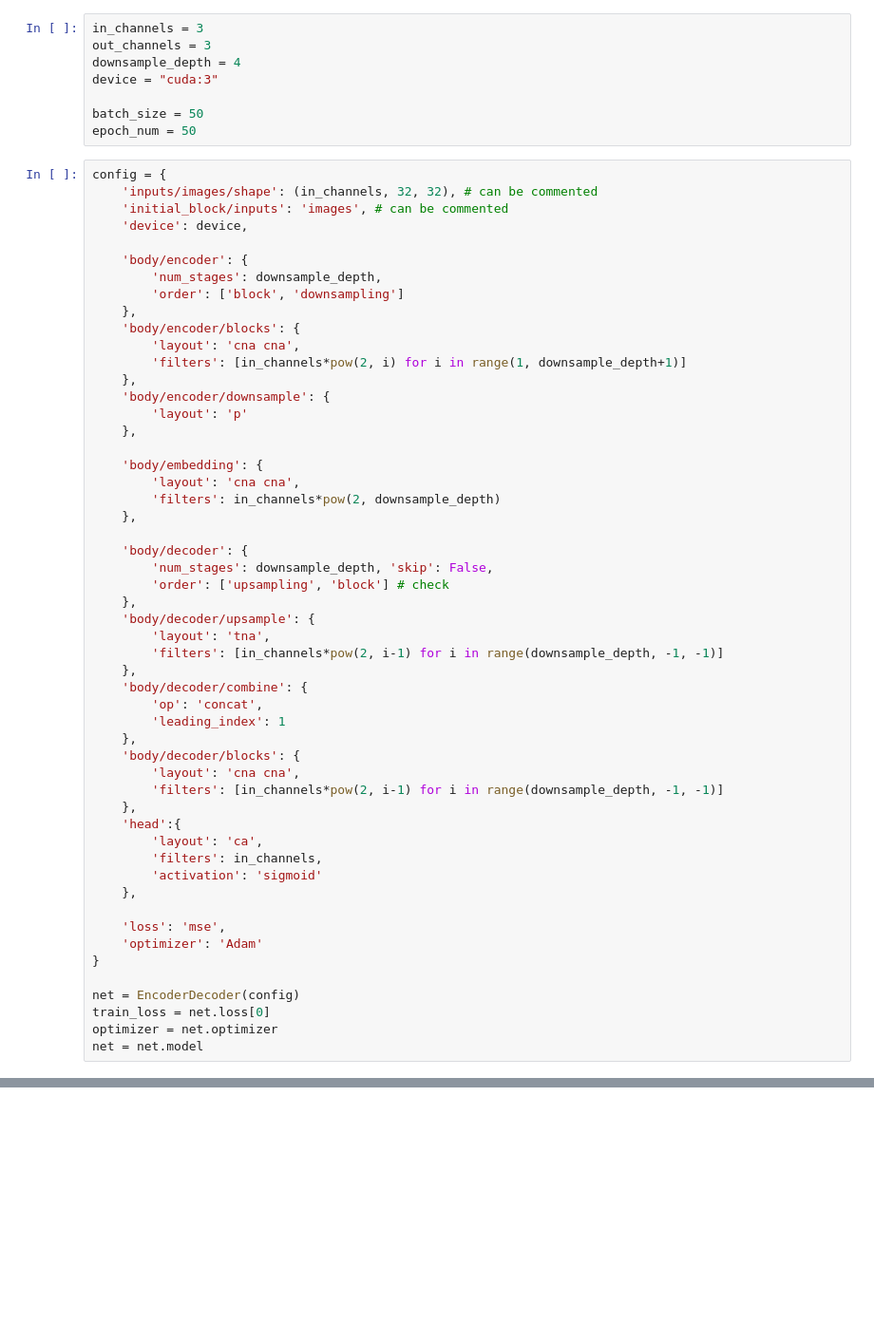
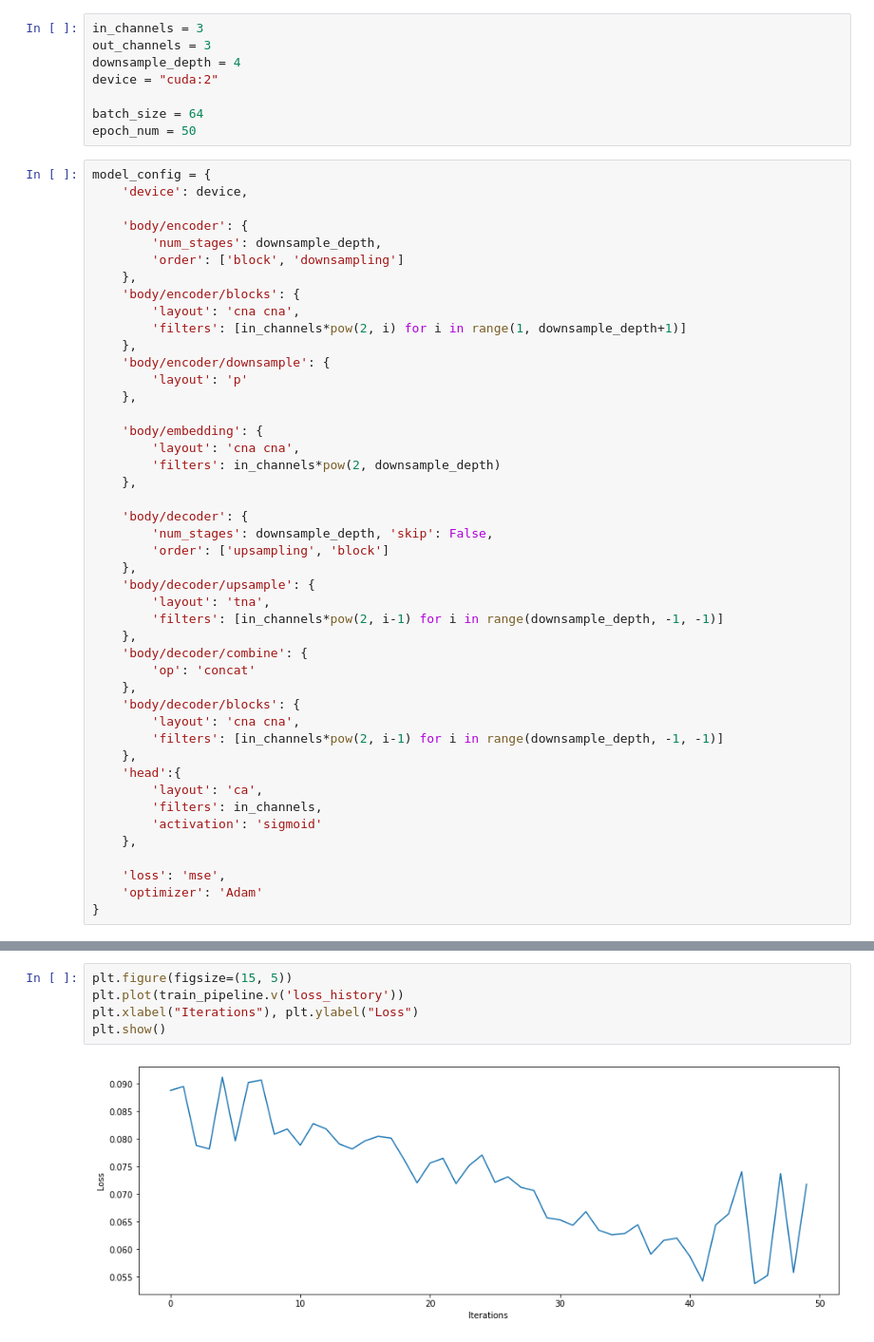
Before and after one commit to RisaMagpie/neuronets, a Jupyter notebook: bf_UNet_train.ipynb, the cells around one changed output, grey strips where cells are left out. Shown at 95% size. Cells and saved outputs as stored; diff of their text form; blank space fills up the shorter version.

```diff
--- a/bf_UNet_train.ipynb
+++ b/bf_UNet_train.ipynb
@@ -18,14 +23,12 @@ GRAPH_PATH = "./data/graphs/"
 in_channels = 3
 out_channels = 3
 downsample_depth = 4
-device = "cuda:3"
+device = "cuda:2"
 
-batch_size = 50
+batch_size = 64
 epoch_num = 50
 # %%
-config = {
-    'inputs/images/shape': (in_channels, 32, 32), # can be commented
-    'initial_block/inputs': 'images', # can be commented
+model_config = {
     'device': device,
 
     'body/encoder': {
@@ -47,15 +50,14 @@ config = {
 
     'body/decoder': {
         'num_stages': downsample_depth, 'skip': False,
-        'order': ['upsampling', 'block'] # check
+        'order': ['upsampling', 'block']
     },
     'body/decoder/upsample': {
         'layout': 'tna',
         'filters': [in_channels*pow(2, i-1) for i in range(downsample_depth, -1, -1)]
     },
     'body/decoder/combine': {
-        'op': 'concat',
-        'leading_index': 1
+        'op': 'concat'
     },
     'body/decoder/blocks': {
         'layout': 'cna cna',
@@ -70,8 +72,3 @@ config = {
     'loss': 'mse',
     'optimizer': 'Adam'
 }
-
-net = EncoderDecoder(config)
-train_loss = net.loss[0]
-optimizer = net.optimizer
-net = net.model
@@ -188,0 +91,7 @@ outputs = net(data.to(device))
+# %%
+plt.figure(figsize=(15, 5))
+plt.plot(train_pipeline.v('loss_history'))
+plt.xlabel("Iterations"), plt.ylabel("Loss")
+plt.show()
+# %% [output]
+[figure, added]
```
Also changed, not shown: parts of 16 cells of this notebook.
